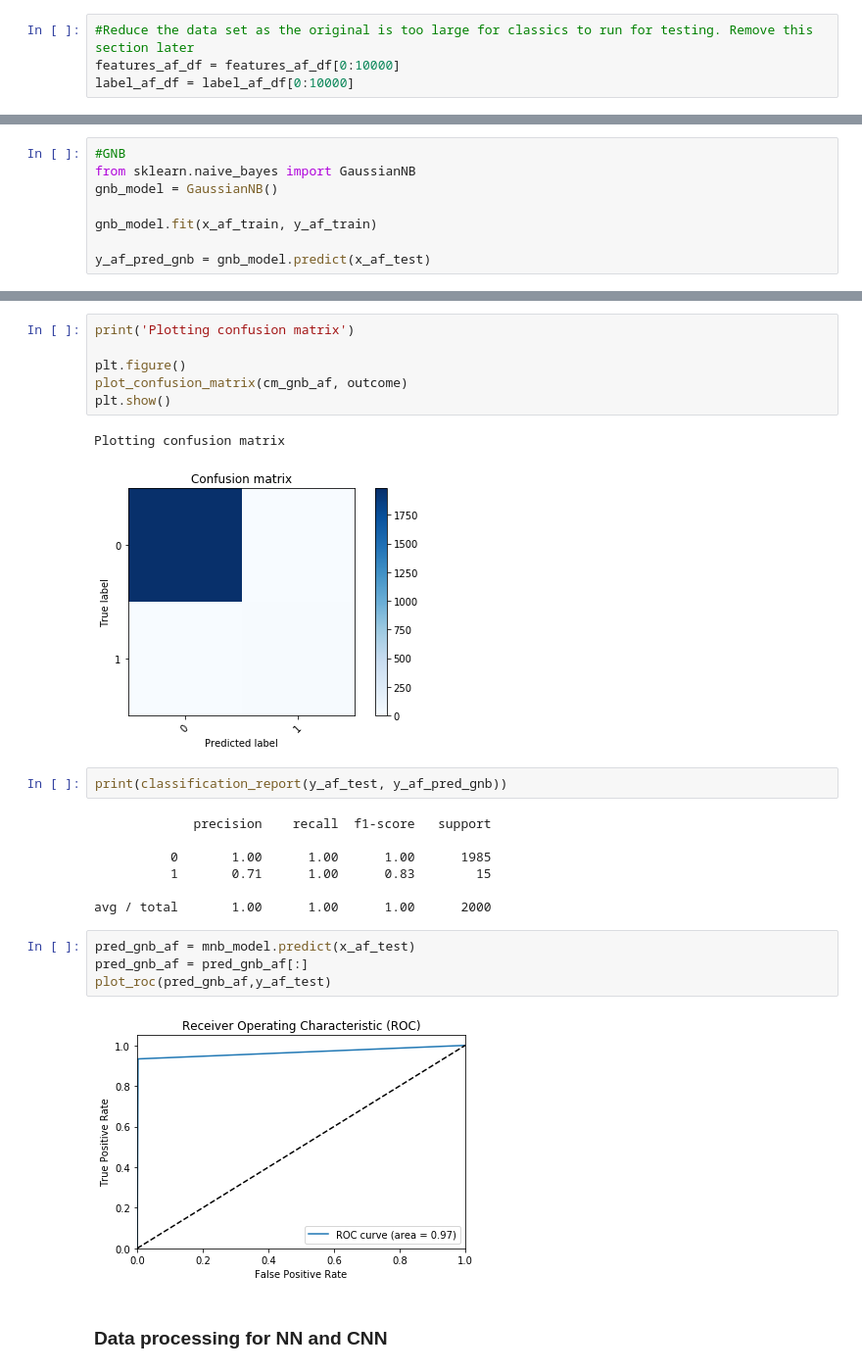
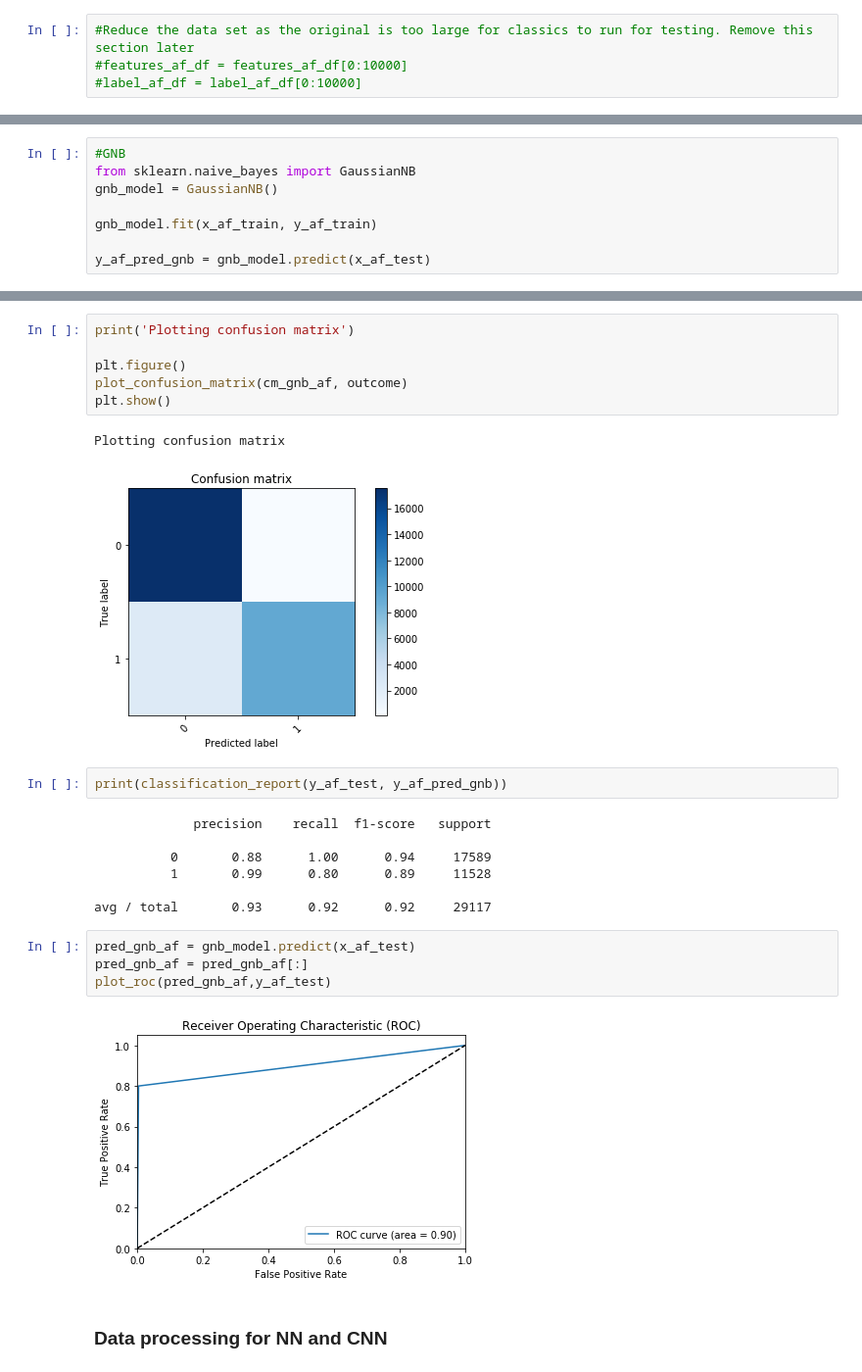
Before and after one commit to chandinin/AIML215, a Jupyter notebook: Project 3/Mini Project 3 final-chan-sid.ipynb, the cells around one changed output, grey strips where cells are left out. Shown at 98% size. Cells and saved outputs as stored; diff of their text form.

```diff
--- a/Project 3/Mini Project 3 final-chan-sid.ipynb
+++ b/Project 3/Mini Project 3 final-chan-sid.ipynb
@@ -1351,8 +1381,8 @@ features_af_df.shape
 (145585, 124)
 # %%
 #Reduce the data set as the original is too large for classics to run for testing. Remove this section later
-features_af_df = features_af_df[0:10000]
-label_af_df = label_af_df[0:10000]
+#features_af_df = features_af_df[0:10000]
+#label_af_df = label_af_df[0:10000]
 # %%
 #Split for training and testing
 x_af_train, x_af_test, y_af_train, y_af_test = train_test_split(features_af_df, label_af_df['outcome'] , test_size=0.2, random_state=42)
@@ -1593,22 +1647,22 @@ plot_confusion_matrix(cm_gnb_af, outcome)
 plt.show()
 # %% [output]
 Plotting confusion matrix
-[figure, old version]
+[figure, new version]
 # %%
 print(classification_report(y_af_test, y_af_pred_gnb))
 # %% [output]
              precision    recall  f1-score   support
 
-          0       1.00      1.00      1.00      1985
-          1       0.71      1.00      0.83        15
+          0       0.88      1.00      0.94     17589
+          1       0.99      0.80      0.89     11528
 
-avg / total       1.00      1.00      1.00      2000
+avg / total       0.93      0.92      0.92     29117
 # %%
-pred_gnb_af = mnb_model.predict(x_af_test)
+pred_gnb_af = gnb_model.predict(x_af_test)
 pred_gnb_af = pred_gnb_af[:]
 plot_roc(pred_gnb_af,y_af_test)
 # %% [output]
-[figure, old version]
+[figure, new version]
 # %% [markdown]
 ### Data processing for NN and CNN
 # %%
```
Also changed, not shown: parts of 204 cells of this notebook, 2 other files.
